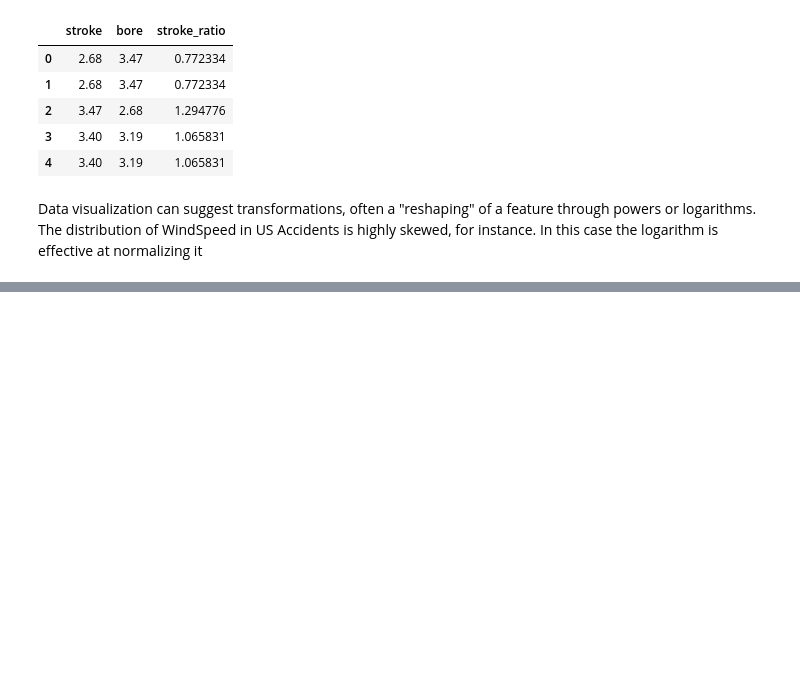
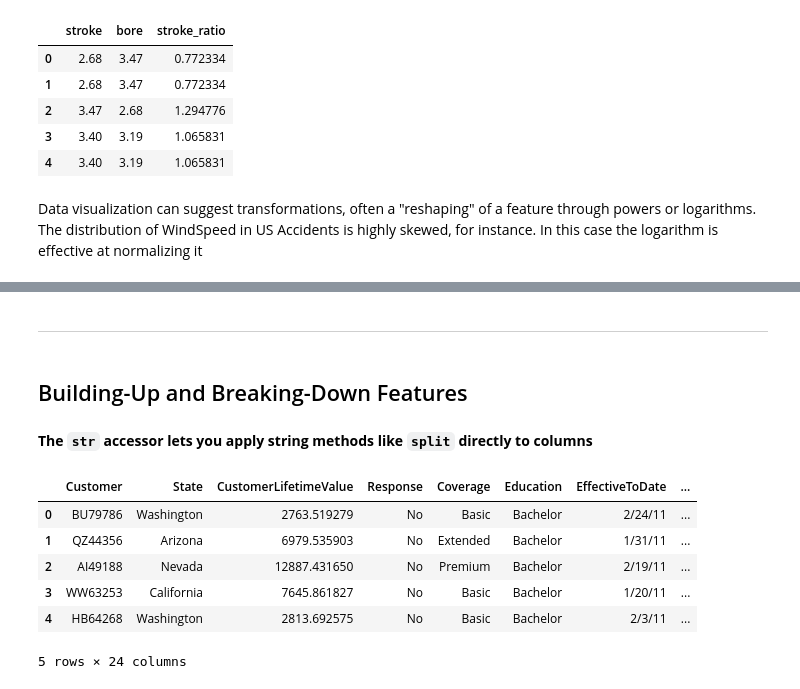
Before and after one commit to andrewch28/Kaggle, a Jupyter notebook: Feature_Engineering.ipynb, the cells around one changed output, grey strips where cells are left out. Drawn from its saved outputs; the diff is of its cells as text; code cells hidden in the pictures; blank space fills up the shorter version.

````diff
--- a/Feature_Engineering.ipynb
+++ b/Feature_Engineering.ipynb
@@ -178,0 +225,17 @@ sns.kdeplot(accidents.LogWindSpeed, fill=True, ax=axs[1]);
+# %% [markdown]
+<hr>
+# %% [markdown]
+## Building-Up and Breaking-Down Features
+# %% [markdown]
+**The ```str``` accessor lets you apply string methods like ```split``` directly to columns**
+# %%
+customer = pd.read_csv("customer.csv", index_col=0)
+customer.head()
+# %% [output]
+|  | Customer | State | CustomerLifetimeValue | Response | Coverage | Education | EffectiveToDate | ... |
+| 0 | BU79786 | Washington | 2763.519279 | No | Basic | Bachelor | 2/24/11 | ... |
+| 1 | QZ44356 | Arizona | 6979.535903 | No | Extended | Bachelor | 1/31/11 | ... |
+| 2 | AI49188 | Nevada | 12887.431650 | No | Premium | Bachelor | 2/19/11 | ... |
+| 3 | WW63253 | California | 7645.861827 | No | Basic | Bachelor | 1/20/11 | ... |
+| 4 | HB64268 | Washington | 2813.692575 | No | Basic | Bachelor | 2/3/11 | ... |
+5 rows × 24 columns
````
Also changed, not shown: parts of 25 cells of this notebook, 3 other files.
